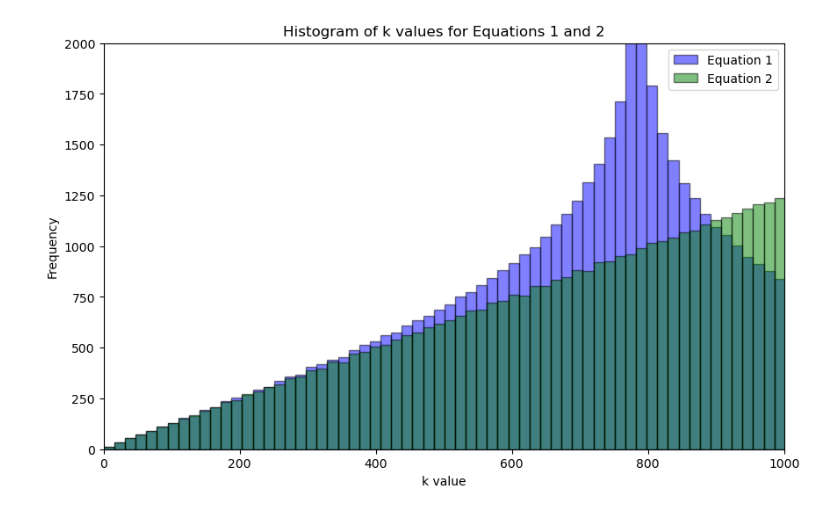
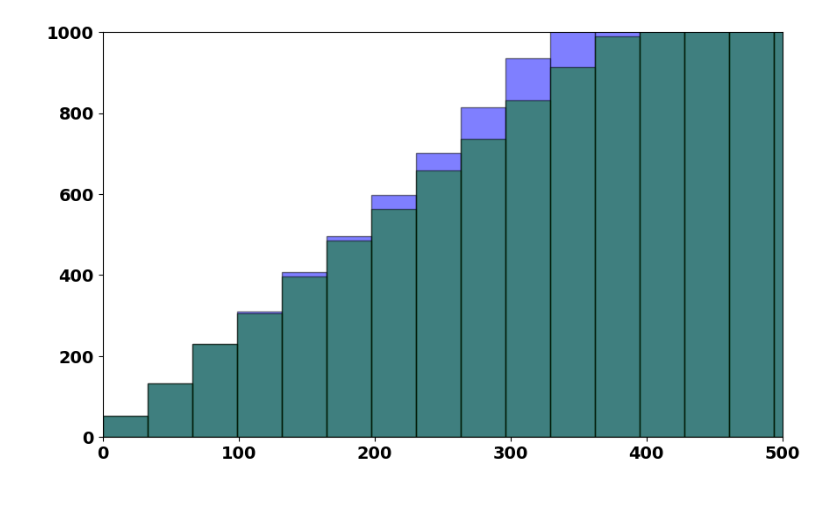
Before and after one commit to sidneyholden1/metric_graph, a Jupyter notebook: test_scripts/spectral_density.ipynb, the cells around one changed output. Drawn from its saved outputs; the diff is of its cells as text; code cells hidden in the pictures.

```diff
--- a/test_scripts/spectral_density.ipynb
+++ b/test_scripts/spectral_density.ipynb
@@ -0,0 +4,9 @@
+# %%
+k_approx = lambda N, m, n, c: N * (np.arccos(1 / 2 * (np.cos(2 * np.pi * m / N) + np.cos(2 * np.pi * n / N))) + 2 * np.pi * c)
+k_exact = lambda m, n: np.sqrt(((2 * m * np.pi)**2 + (2 * n * np.pi)**2)/2)
+# %%
+N_exact = 1300
+k_values2 = []
+for m in range(N_exact):
+    for n in range(N_exact):
+        k_values2.append(k_exact(m, n))
@@ -1,26 +75,64 @@
+# %%
+N_approx = 300
+N_exact = 1000
+
+k_values1 = []
+k_values2 = []
+
+for m in range(int((N_approx - 1) / 2)):
+    for n in range(int((N_approx - 1) / 2)):
+        for c in range(4):
+            k_values1.append(k_approx(N_approx, m, n, c))
+
+for m in range(N_exact):
+    for n in range(N_exact):
+        k_values2.append(k_exact(m, n))
+
+all_k_values = k_values1 + k_values2
+k_min = min(all_k_values)
+k_max = max(all_k_values)
+num_bins = 200
+bin_edges = np.linspace(k_min, k_max, num_bins + 1)
+
+plt.figure(figsize=(10, 6))
+plt.hist(k_values1, bins=bin_edges, color='blue', alpha=0.5, edgecolor='black', label='Equation 1')
+plt.hist(k_values2, bins=bin_edges, color='green', alpha=0.5, edgecolor='black', label='Equation 2')
+# plt.title('Histogram of k values for Equations 1 and 2')
+# plt.xlabel('k value')
+# plt.ylabel('Frequency')
+# plt.legend()
+plt.xlim(0, 500)
+plt.ylim(0, 1000)
+
+plt.xticks(fontsize=14, fontweight='bold')
+plt.yticks(fontsize=14, fontweight='bold')
+
+# plt.show()
+
+plt.savefig("spectral_density_small.png", dpi=200, bbox_inches="tight")
+# %% [output]
+[figure, added]
 # %%
-import numpy as np
-import matplotlib.pyplot as plt
-
-N = 500
+N = 400
 M = 500
 
 k_values1 = []
 k_values2 = []
 
-for a in range(int((N-1)/2)):
-    for b in range(int((N-1)/2)):
-        rhs = N * np.arccos(0.5 * (np.cos(2 * np.pi * a / N) + np.cos(2 * np.pi * b / N)))
-        k_values1.append(rhs)
+for m in range(int((N-1)/2)):
+    for n in range(int((N-1)/2)):
+        for c in range(3):
+            rhs = k_approx(m, n, c)
+            k_values1.append(rhs)
 
-for m in range(M-1):
-    for n in range(M-1):
-        k_values2.append(np.sqrt(2) * np.pi * np.sqrt(m**2 + n**2))
+for m in range(M):
+    for n in range(M):
+        k_values2.append(k_exact(m, n))
 
 all_k_values = k_values1 + k_values2
 k_min = min(all_k_values)
 k_max = max(all_k_values)
-num_bins = 200
+num_bins = 300
 bin_edges = np.linspace(k_min, k_max, num_bins + 1)
 
 plt.figure(figsize=(10, 6))
@@ -33,5 +145,3 @@ plt.legend()
 plt.xlim(0, 1000)
 plt.ylim(0, 2000)
 plt.show()
-# %% [output]
-[figure, removed]
```
Also changed, not shown: parts of 3 cells of this notebook, 19 other files.
